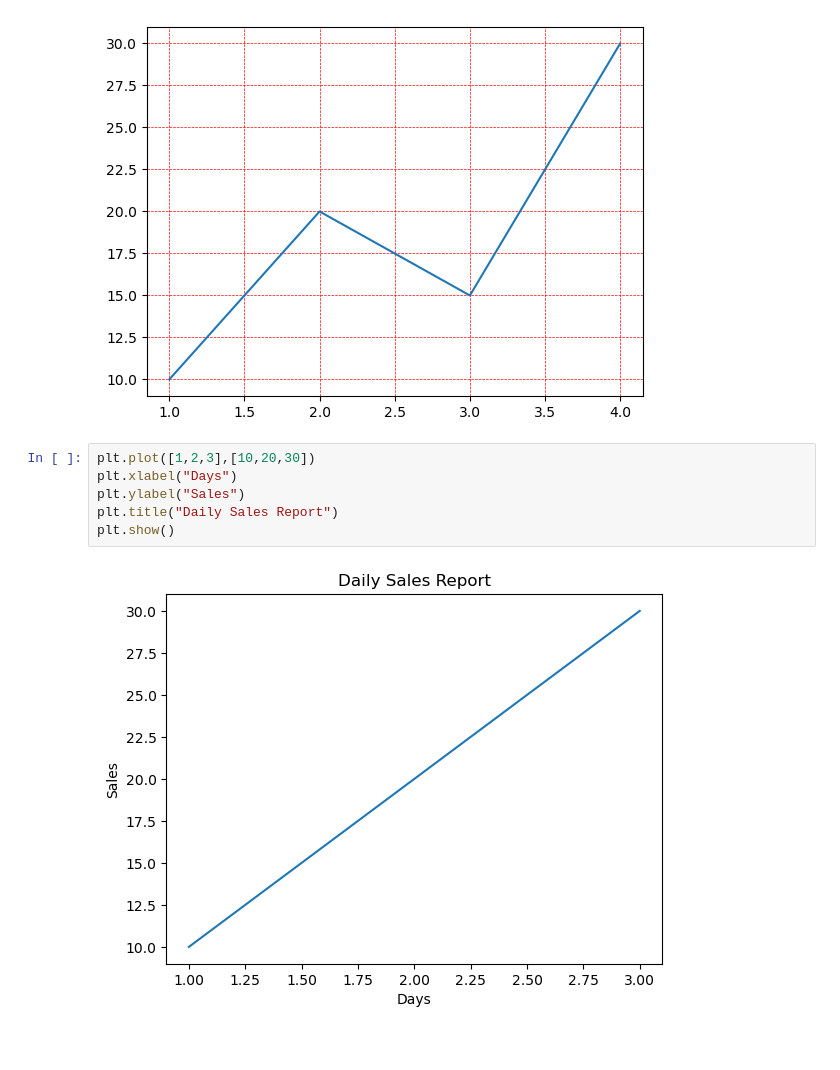
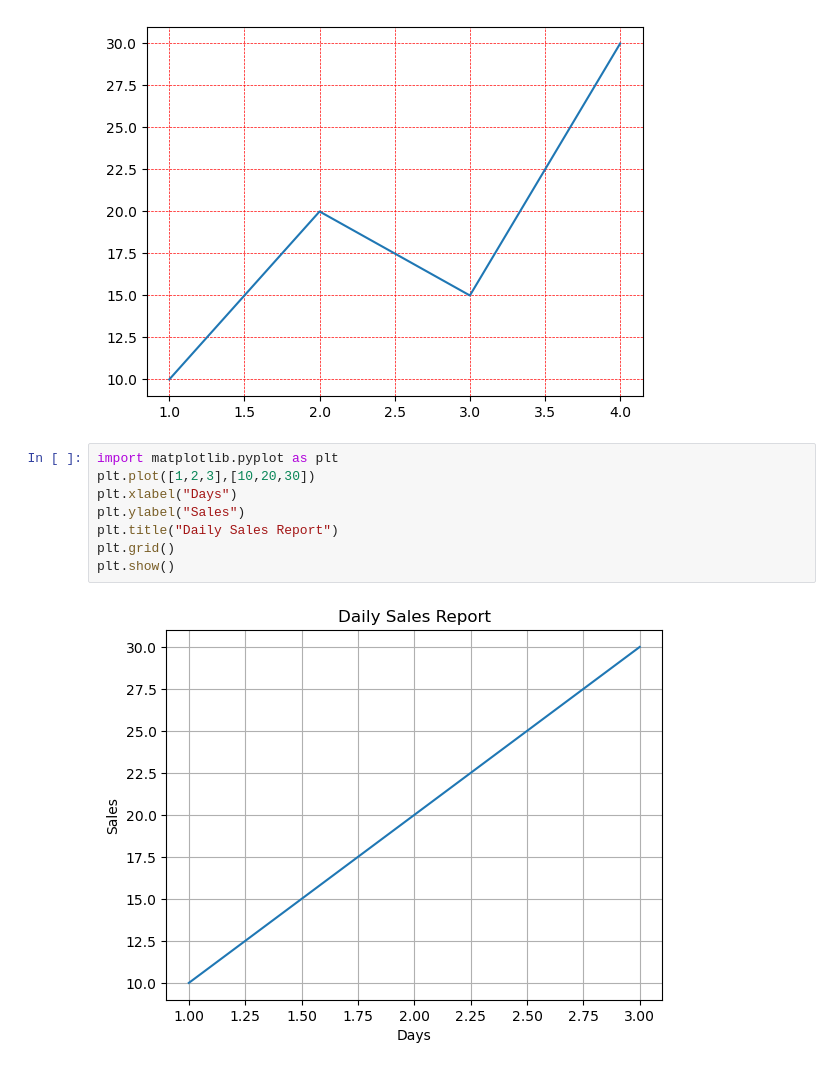
Before and after one commit to Preeti-1611/Python-_Libraries, a Jupyter notebook: Matplotlib_python/file_01.ipynb, the cells around one changed output. Drawn from its saved outputs; the diff is of its cells as text.

```diff
--- a/Matplotlib_python/file_01.ipynb
+++ b/Matplotlib_python/file_01.ipynb
@@ -50,10 +50,12 @@ plt.show()
 # %% [output]
 [figure]
 # %%
+import matplotlib.pyplot as plt
 plt.plot([1,2,3],[10,20,30])
 plt.xlabel("Days")
 plt.ylabel("Sales")
 plt.title("Daily Sales Report")
+plt.grid()
 plt.show()
 # %% [output]
-[figure, old version]
+[figure, new version]
```
